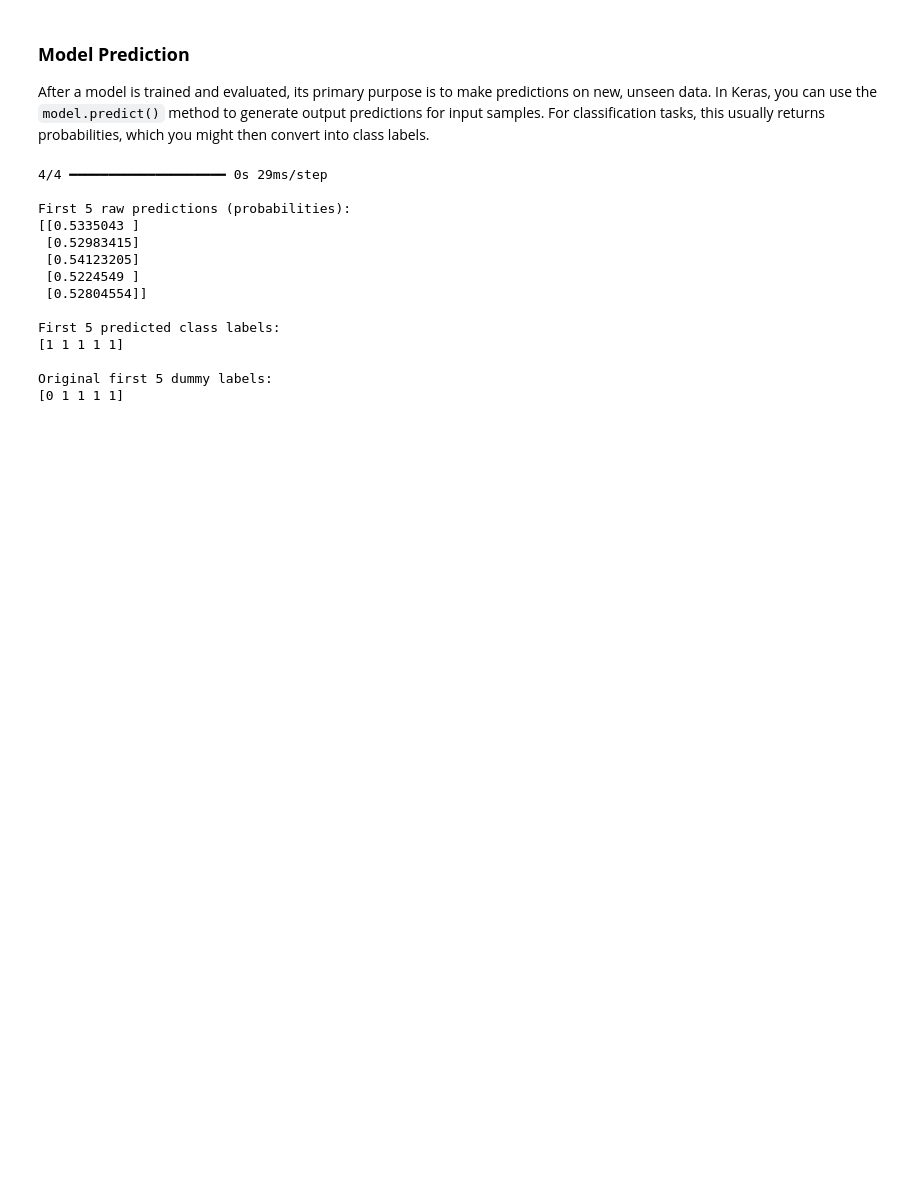
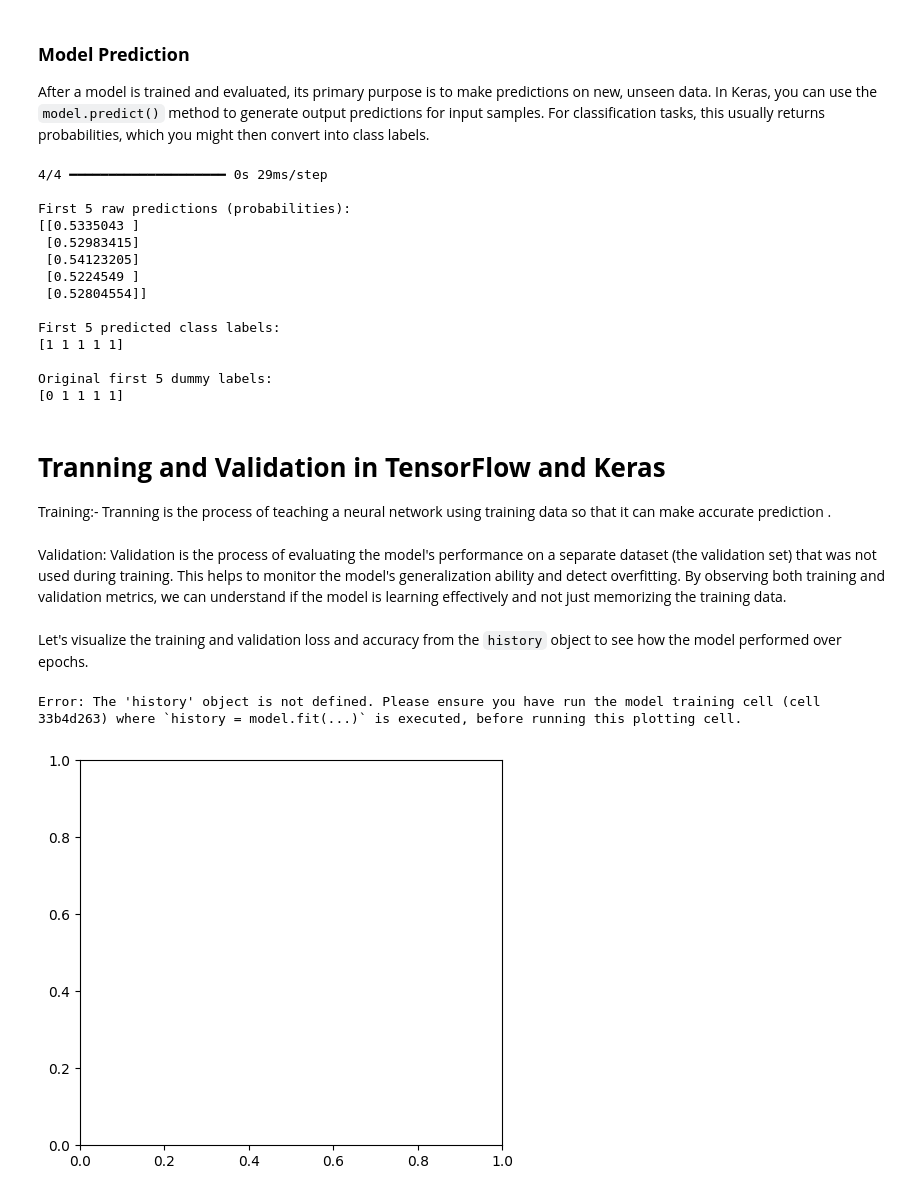
Before and after one commit to Aniketyadav29/Data-Science-Tutorial, a Jupyter notebook: Module_8_Deep_Learning.ipynb, the cells around one changed output. Cells and saved outputs as stored; diff of their text form; code cells hidden in the pictures; blank space fills up the shorter version.

```diff
--- a/Module_8_Deep_Learning.ipynb
+++ b/Module_8_Deep_Learning.ipynb
@@ -329,3 +329,43 @@ First 5 predicted class labels:
 
 Original first 5 dummy labels:
 [0 1 1 1 1]
+# %% [markdown]
+# **Tranning and Validation in TensorFlow and Keras**
+
+Training:- Tranning is the process of teaching a neural network using training data so that it can make accurate prediction .
+# %% [markdown]
+Validation: Validation is the process of evaluating the model's performance on a separate dataset (the validation set) that was not used during training. This helps to monitor the model's generalization ability and detect overfitting. By observing both training and validation metrics, we can understand if the model is learning effectively and not just memorizing the training data.
+# %% [markdown]
+Let's visualize the training and validation loss and accuracy from the `history` object to see how the model performed over epochs.
+# %%
+import matplotlib.pyplot as plt
+
+try:
+    # Plot training & validation accuracy values
+    plt.figure(figsize=(12, 5))
+    plt.subplot(1, 2, 1)
+    plt.plot(history.history['accuracy'])
+    plt.plot(history.history['val_accuracy'])
+    plt.title('Model Accuracy')
+    plt.ylabel('Accuracy')
+    plt.xlabel('Epoch')
+    plt.legend(['Train', 'Validation'], loc='upper left')
+
+    # Plot training & validation loss values
+    plt.subplot(1, 2, 2)
+    plt.plot(history.history['loss'])
+    plt.plot(history.history['val_loss'])
+    plt.title('Model Loss')
+    plt.ylabel('Loss')
+    plt.xlabel('Epoch')
+    plt.legend(['Train', 'Validation'], loc='upper left')
+
+    plt.tight_layout()
+    plt.show()
+except NameError:
+    print("Error: The 'history' object is not defined. Please ensure you have run the model training cell (cell 33b4d263) where `history = model.fit(...)` is executed, before running this plotting cell.")
+except Exception as e:
+    print(f"An unexpected error occurred: {e}")
+# %% [output]
+Error: The 'history' object is not defined. Please ensure you have run the model training cell (cell 33b4d263) where `history = model.fit(...)` is executed, before running this plotting cell.
+[figure, added]
```
Also changed, not shown: parts of 1 cell of this notebook.
